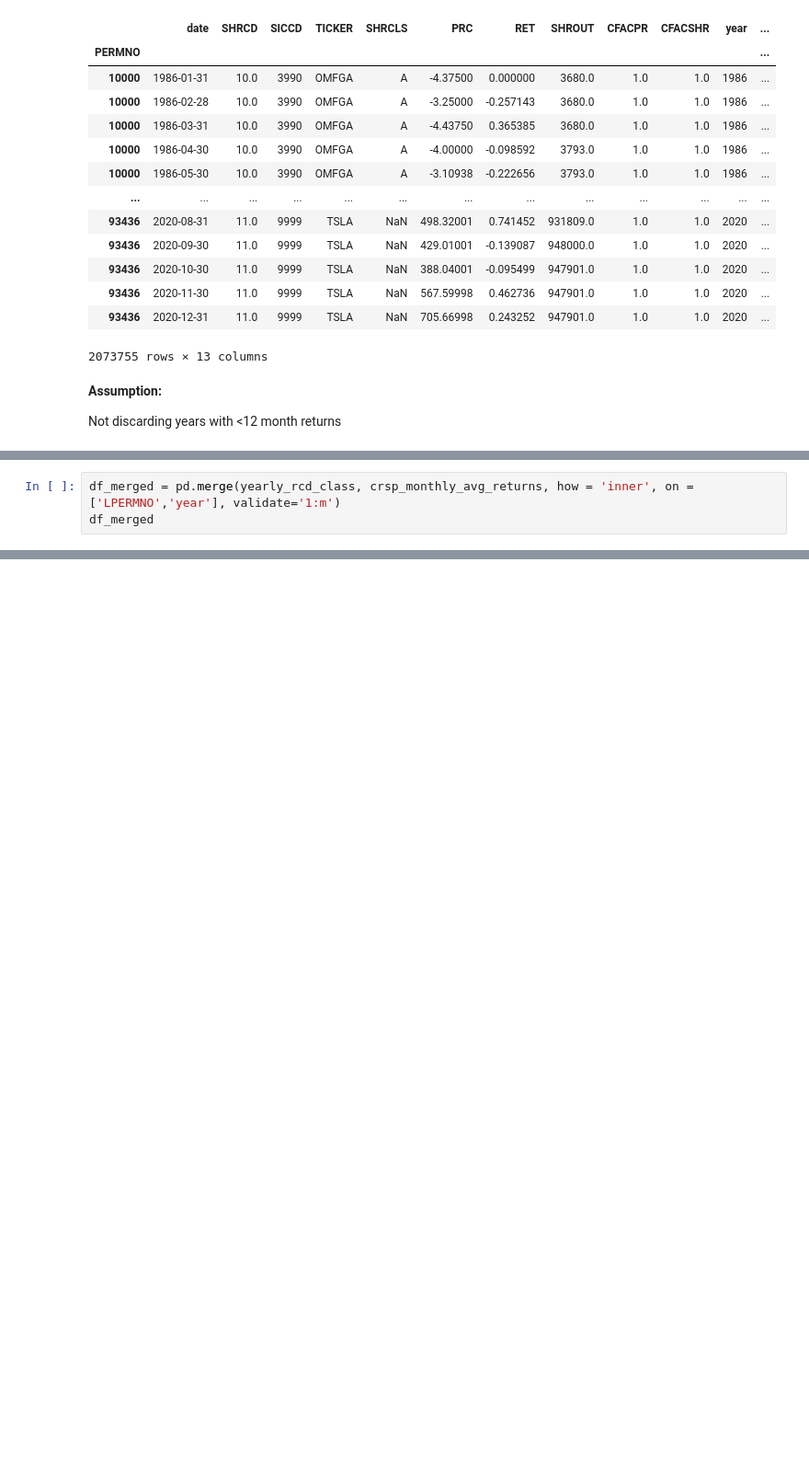
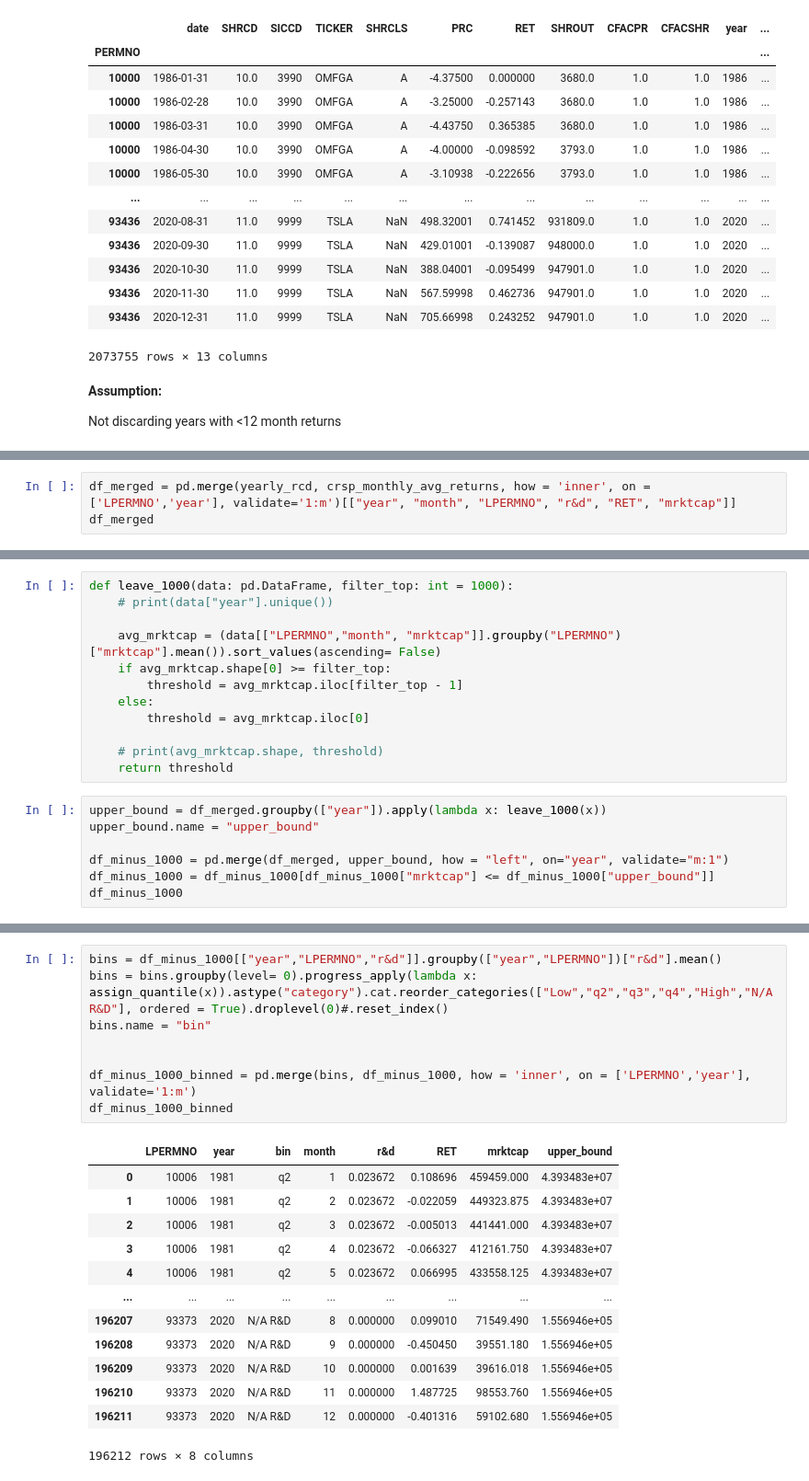
Before and after one commit to rohitashwachaks/finance, a Jupyter notebook: Titman/R&D.ipynb, the cells around one changed output, grey strips where cells are left out. Shown at 92% size. Drawn from its saved outputs; the diff is of its cells as text; blank space fills up the shorter version.

Commit message:
updated assignment code

```diff
--- a/Titman/R&D.ipynb
+++ b/Titman/R&D.ipynb
@@ -223,0 +256,3 @@ crsp_monthly_avg_returns
+# %%
+df_merged = pd.merge(yearly_rcd, crsp_monthly_avg_returns, how = 'inner', on = ['LPERMNO','year'], validate='1:m')[["year", "month", "LPERMNO", "r&d", "RET", "mrktcap"]]
+df_merged
@@ -226,3 +276,0 @@ crsp_monthly_avg_returns
-# %%
-df_merged = pd.merge(yearly_rcd_class, crsp_monthly_avg_returns, how = 'inner', on = ['LPERMNO','year'], validate='1:m')
-df_merged
@@ -270,0 +329,19 @@ annual_rets_by_quantile.head()
+# %%
+def leave_1000(data: pd.DataFrame, filter_top: int = 1000):
+    # print(data["year"].unique())
+
+    avg_mrktcap = (data[["LPERMNO","month", "mrktcap"]].groupby("LPERMNO")["mrktcap"].mean()).sort_values(ascending= False)
+    if avg_mrktcap.shape[0] >= filter_top:
+        threshold = avg_mrktcap.iloc[filter_top - 1]
+    else:
+        threshold = avg_mrktcap.iloc[0]
+
+    # print(avg_mrktcap.shape, threshold)
+    return threshold
+# %%
+upper_bound = df_merged.groupby(["year"]).apply(lambda x: leave_1000(x))
+upper_bound.name = "upper_bound"
+
+df_minus_1000 = pd.merge(df_merged, upper_bound, how = "left", on="year", validate="m:1")
+df_minus_1000 = df_minus_1000[df_minus_1000["mrktcap"] <= df_minus_1000["upper_bound"]]
+df_minus_1000
@@ -270,0 +362,22 @@ annual_rets_by_quantile.head()
+# %%
+bins = df_minus_1000[["year","LPERMNO","r&d"]].groupby(["year","LPERMNO"])["r&d"].mean()
+bins = bins.groupby(level= 0).progress_apply(lambda x: assign_quantile(x)).astype("category").cat.reorder_categories(["Low","q2","q3","q4","High","N/A R&D"], ordered = True).droplevel(0)#.reset_index()
+bins.name = "bin"
+
+
+df_minus_1000_binned = pd.merge(bins, df_minus_1000, how = 'inner', on = ['LPERMNO','year'], validate='1:m')
+df_minus_1000_binned
+# %% [output]
+|  | LPERMNO | year | bin | month | r&d | RET | mrktcap | upper_bound |
+| 0 | 10006 | 1981 | q2 | 1 | 0.023672 | 0.108696 | 459459.000 | 4.393483e+07 |
+| 1 | 10006 | 1981 | q2 | 2 | 0.023672 | -0.022059 | 449323.875 | 4.393483e+07 |
+| 2 | 10006 | 1981 | q2 | 3 | 0.023672 | -0.005013 | 441441.000 | 4.393483e+07 |
+| 3 | 10006 | 1981 | q2 | 4 | 0.023672 | -0.066327 | 412161.750 | 4.393483e+07 |
+| 4 | 10006 | 1981 | q2 | 5 | 0.023672 | 0.066995 | 433558.125 | 4.393483e+07 |
+| ... | ... | ... | ... | ... | ... | ... | ... | ... |
+| 196207 | 93373 | 2020 | N/A R&D | 8 | 0.000000 | 0.099010 | 71549.490 | 1.556946e+05 |
+| 196208 | 93373 | 2020 | N/A R&D | 9 | 0.000000 | -0.450450 | 39551.180 | 1.556946e+05 |
+| 196209 | 93373 | 2020 | N/A R&D | 10 | 0.000000 | 0.001639 | 39616.018 | 1.556946e+05 |
+| 196210 | 93373 | 2020 | N/A R&D | 11 | 0.000000 | 1.487725 | 98553.760 | 1.556946e+05 |
+| 196211 | 93373 | 2020 | N/A R&D | 12 | 0.000000 | -0.401316 | 59102.680 | 1.556946e+05 |
+196212 rows × 8 columns
```
Also changed, not shown: parts of 37 cells of this notebook, 1 other file.
